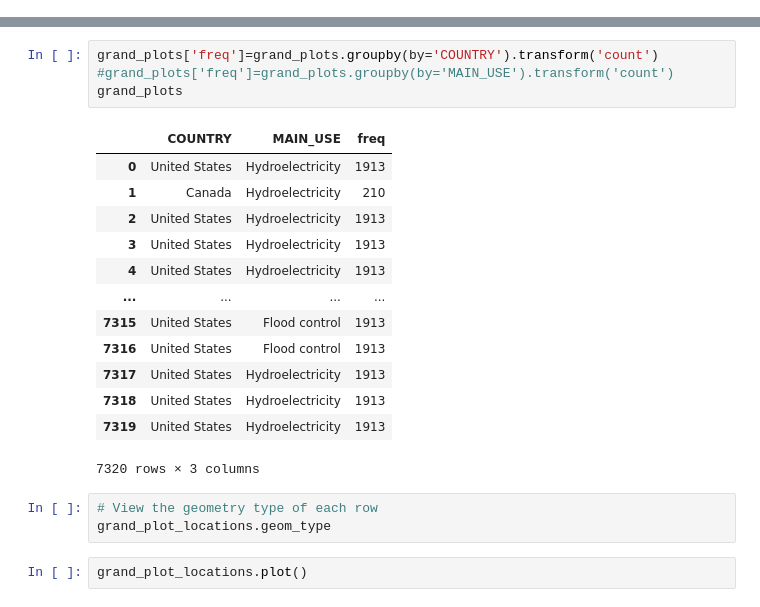
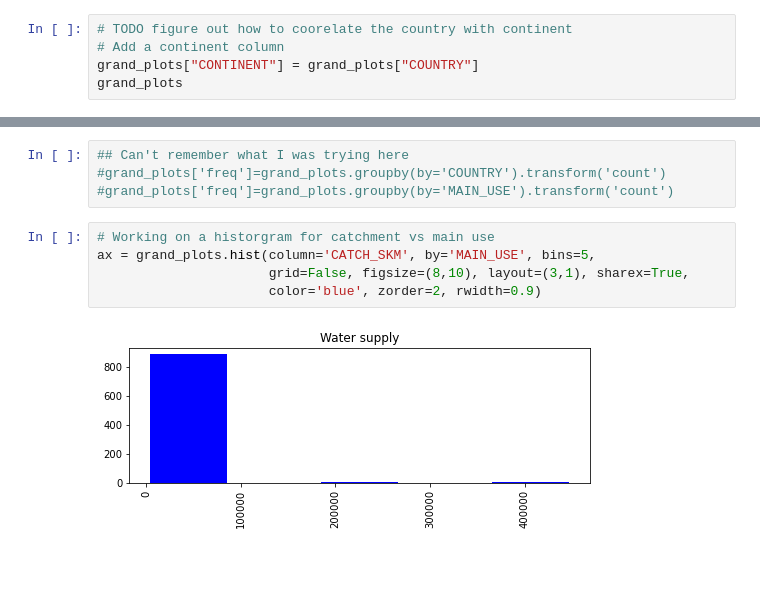
Before and after one commit to brianpinke/ea-2021-final-project-dam-project, a Jupyter notebook: grand-data-ex.ipynb, the cells around one changed output, grey strips where cells are left out. Drawn from its saved outputs; the diff is of its cells as text; blank space fills up the shorter version.

```diff
--- a/grand-data-ex.ipynb
+++ b/grand-data-ex.ipynb
@@ -93,0 +166,5 @@ Name: COUNTRY, Length: 140, dtype: int64
+# %%
+# TODO figure out how to coorelate the country with continent
+# Add a continent column
+grand_plots["CONTINENT"] = grand_plots["COUNTRY"]
+grand_plots
@@ -94,23 +185,11 @@ Name: COUNTRY, Length: 140, dtype: int64
 # %%
-grand_plots['freq']=grand_plots.groupby(by='COUNTRY').transform('count')
+## Can't remember what I was trying here
+#grand_plots['freq']=grand_plots.groupby(by='COUNTRY').transform('count')
 #grand_plots['freq']=grand_plots.groupby(by='MAIN_USE').transform('count')
-grand_plots
-# %% [output]
-|  | COUNTRY | MAIN_USE | freq |
-| 0 | United States | Hydroelectricity | 1913 |
-| 1 | Canada | Hydroelectricity | 210 |
-| 2 | United States | Hydroelectricity | 1913 |
-| 3 | United States | Hydroelectricity | 1913 |
-| 4 | United States | Hydroelectricity | 1913 |
-| ... | ... | ... | ... |
-| 7315 | United States | Flood control | 1913 |
-| 7316 | United States | Flood control | 1913 |
-| 7317 | United States | Hydroelectricity | 1913 |
-| 7318 | United States | Hydroelectricity | 1913 |
-| 7319 | United States | Hydroelectricity | 1913 |
-7320 rows × 3 columns
-# %%
-# View the geometry type of each row
-grand_plot_locations.geom_type
-# %%
-grand_plot_locations.plot()
+# %%
+# Working on a historgram for catchment vs main use
+ax = grand_plots.hist(column='CATCH_SKM', by='MAIN_USE', bins=5,
+                      grid=False, figsize=(8,10), layout=(3,1), sharex=True,
+                      color='blue', zorder=2, rwidth=0.9)
+# %% [output]
+[figure, added]
```
Also changed, not shown: parts of 12 cells of this notebook.
